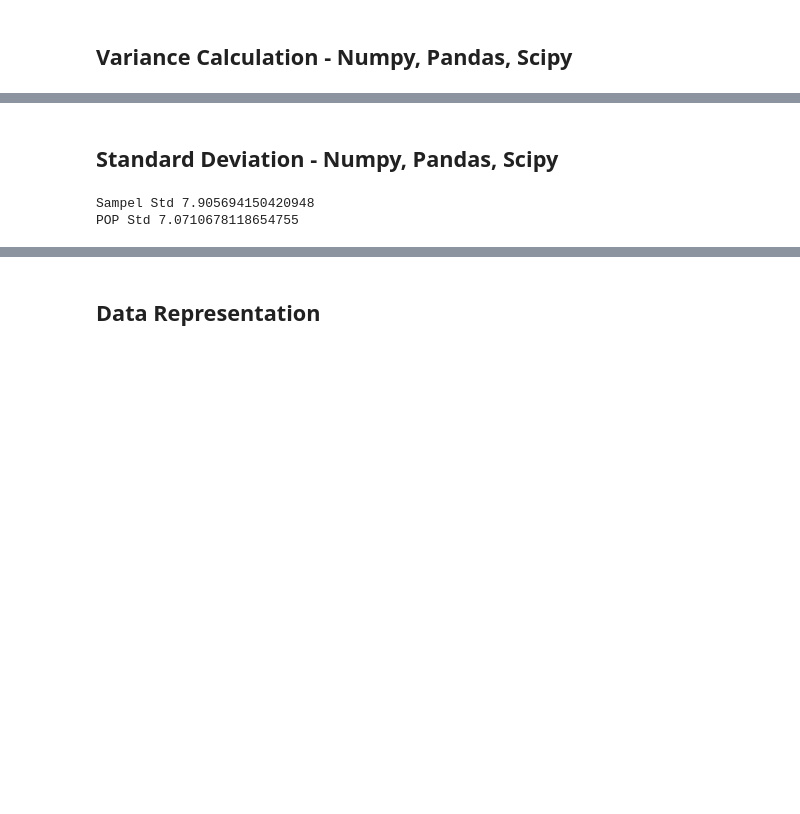
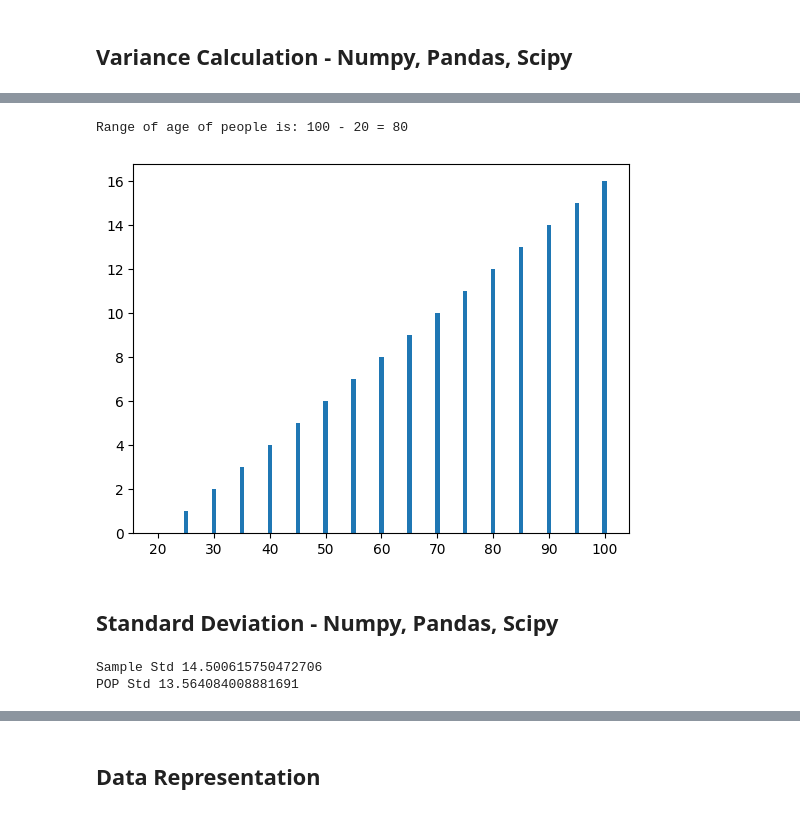
Before and after one commit to ahsankhan609/stat_for_ds_iscale, a Jupyter notebook: notebooks/stats_iscale/desc_stats.ipynb, the cells around one changed output, grey strips where cells are left out. Drawn from its saved outputs; the diff is of its cells as text; code cells hidden in the pictures; blank space fills up the shorter version.

```diff
--- a/notebooks/stats_iscale/desc_stats.ipynb
+++ b/notebooks/stats_iscale/desc_stats.ipynb
@@ -210,11 +235,51 @@ Sample Variance with Scipy: 5.80952380952381
+# %%
+age_of_people: list[int] = [
+    20,
+    25,
+    30,
+    35,
+    40,
+    45,
+    50,
+    55,
+    60,
+    65,
+    70,
+    75,
+    80,
+    85,
+    90,
+    95,
+    100,
+]
+print(
+    f"Range of age of people is: {max(age_of_people)} - {min(age_of_people)} = {max(age_of_people) - min(age_of_people)}"
+)
+# %% [output]
+Range of age of people is: 100 - 20 = 80
+# %%
+# show range in matplotlib
+import matplotlib.pyplot as plt
+
+plt.bar(age_of_people, range(len(age_of_people)))
+plt.show()
+# %% [output]
+[figure, added]
 # %% [markdown]
 ## Standard Deviation - Numpy, Pandas, Scipy
 # %%
 import numpy as np
 
-data = [60, 65, 70, 75, 80]
-print("Sampel Std", np.std(data, ddof=1))
+# Small dataset of 5 evenly spaced values (e.g. test scores)
+data = [60, 65, 70, 75, 80, 90, 95, 100]
+
+# Sample standard deviation: ddof=1 divides by (n - 1) instead of n
+# Use this when data is a sample drawn from a larger population
+print("Sample Std", np.std(data, ddof=1))
+
+# Population standard deviation: ddof=0 divides by n (the default)
+# Use this when data represents the entire population — every value is included
 print("POP Std", np.std(data, ddof=0))
 # %% [output]
-Sampel Std 7.905694150420948
-POP Std 7.0710678118654755
+Sample Std 14.500615750472706
+POP Std 13.564084008881691
```
Also changed, not shown: parts of 29 cells of this notebook.
